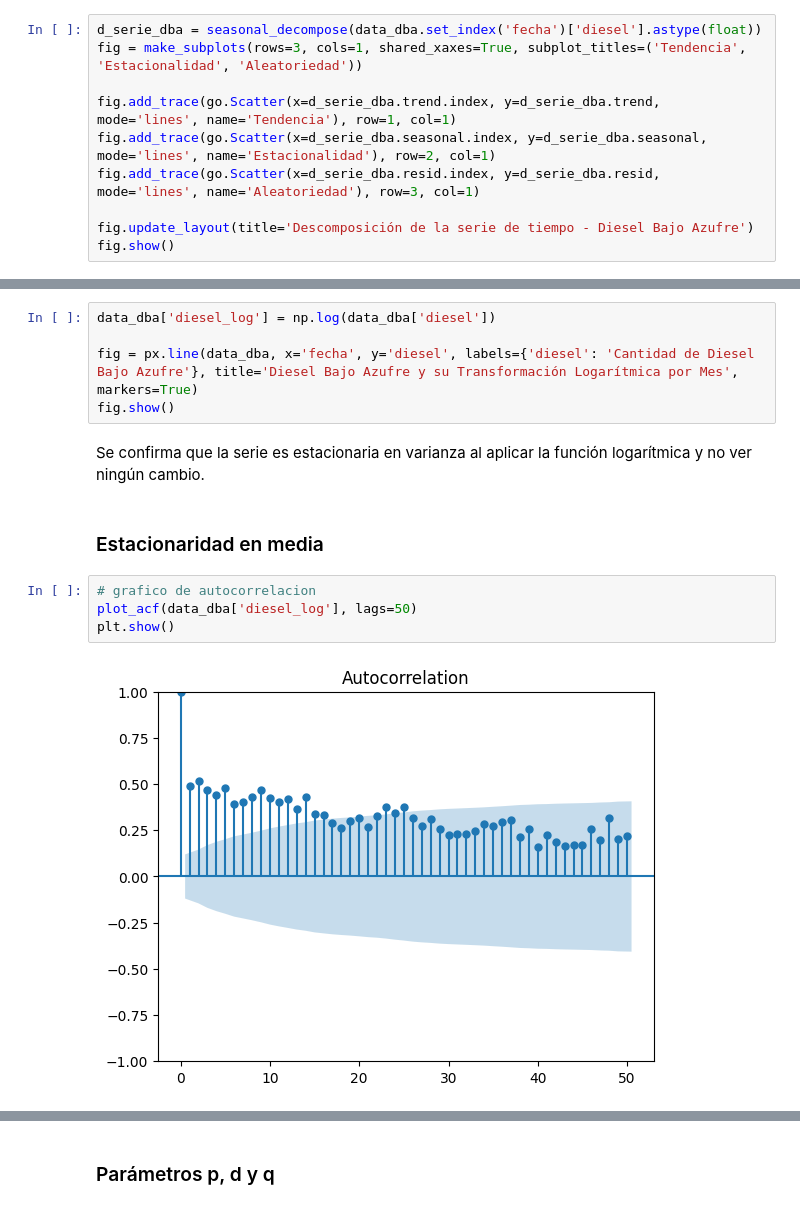
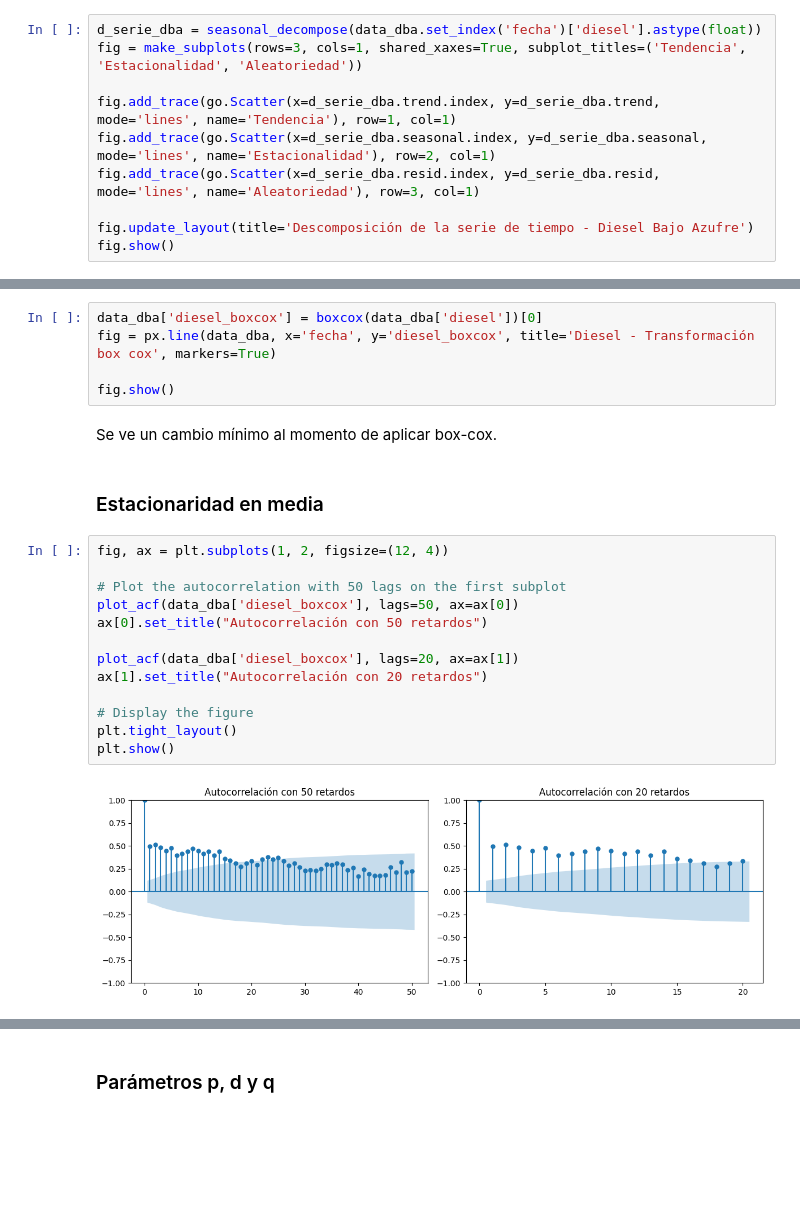
Before and after one commit to MGonza20/Lab2_DataScience, a Jupyter notebook: importaciones.ipynb, the cells around one changed output, grey strips where cells are left out. Saved outputs shown, nothing was run; the diff lists cells and outputs as text; blank space fills up the shorter version.

```diff
--- a/importaciones.ipynb
+++ b/importaciones.ipynb
@@ -156,17 +156,26 @@ La serie no requiere una transformación logarítmica dado que es estacionaria e
 # %%
-data_dba['diesel_log'] = np.log(data_dba['diesel'])
+data_dba['diesel_boxcox'] = boxcox(data_dba['diesel'])[0]
+fig = px.line(data_dba, x='fecha', y='diesel_boxcox', title='Diesel - Transformación box cox', markers=True)
 
-fig = px.line(data_dba, x='fecha', y='diesel', labels={'diesel': 'Cantidad de Diesel Bajo Azufre'}, title='Diesel Bajo Azufre y su Transformación Logarítmica por Mes', markers=True)
 fig.show()
-# %% [markdown]
-Se confirma que la serie es estacionaria en varianza al aplicar la función logarítmica y no ver ningún cambio.
+# %% [markdown]
+Se ve un cambio mínimo al momento de aplicar box-cox.
 # %% [markdown]
 ### Estacionaridad en media
-# %%
-# grafico de autocorrelacion
-plot_acf(data_dba['diesel_log'], lags=50)
-plt.show()
-# %% [output]
-[figure, removed]
+# %%
+fig, ax = plt.subplots(1, 2, figsize=(12, 4))
+
+# Plot the autocorrelation with 50 lags on the first subplot
+plot_acf(data_dba['diesel_boxcox'], lags=50, ax=ax[0])
+ax[0].set_title("Autocorrelación con 50 retardos")
+
+plot_acf(data_dba['diesel_boxcox'], lags=20, ax=ax[1])
+ax[1].set_title("Autocorrelación con 20 retardos")
+
+# Display the figure
+plt.tight_layout()
+plt.show()
+# %% [output]
+[figure, added]
 # %%
 print('Resultados del Test de Dickey Fuller')
```
Also changed, not shown: parts of 8 cells of this notebook.
